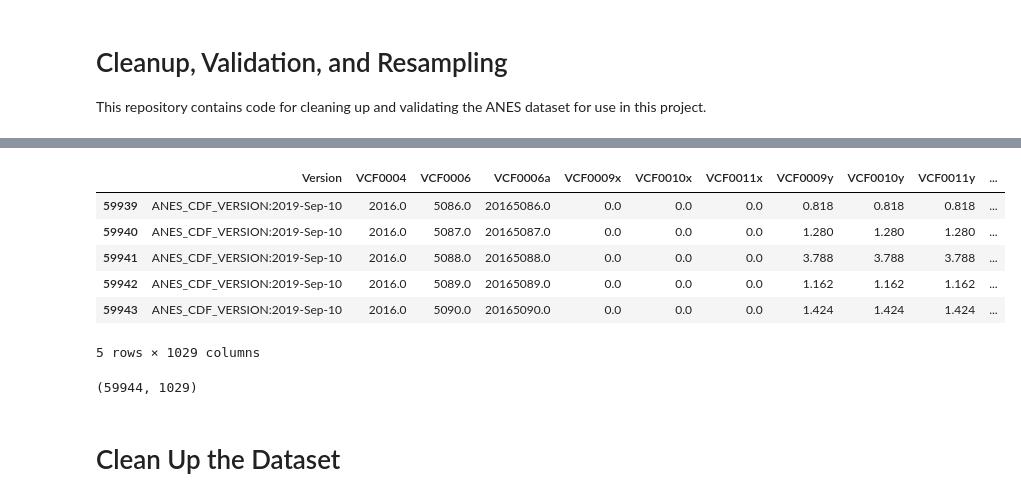
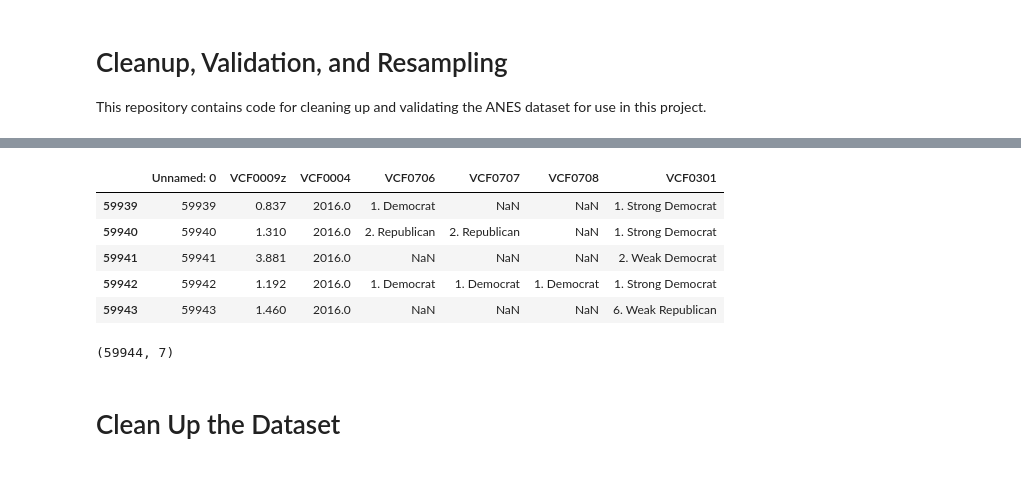
Before and after one commit to anushadatar/split-ticket, a Jupyter notebook: Prepare-Dataset.ipynb, the cells around one changed output, grey strips where cells are left out. Saved outputs shown, nothing was run; the diff lists cells and outputs as text; code cells hidden in the pictures.

```diff
--- a/Prepare-Dataset.ipynb
+++ b/Prepare-Dataset.ipynb
@@ -40,0 +17,3 @@ df
+# %%
+url = 'https://raw.githubusercontent.com/anushadatar/split-ticket/master/data/anes.csv'
+anes = pd.read_csv(url)
@@ -51,17 +45,16 @@ df.head()
 # %%
-df.tail()
+anes.tail()
 # %% [output]
-|  | Version | VCF0004 | VCF0006 | VCF0006a | VCF0009x | VCF0010x | VCF0011x | VCF0009y | VCF0010y | VCF0011y | ... |
-| 59939 | ANES_CDF_VERSION:2019-Sep-10 | 2016.0 | 5086.0 | 20165086.0 | 0.0 | 0.0 | 0.0 | 0.818 | 0.818 | 0.818 | ... |
-| 59940 | ANES_CDF_VERSION:2019-Sep-10 | 2016.0 | 5087.0 | 20165087.0 | 0.0 | 0.0 | 0.0 | 1.280 | 1.280 | 1.280 | ... |
-| 59941 | ANES_CDF_VERSION:2019-Sep-10 | 2016.0 | 5088.0 | 20165088.0 | 0.0 | 0.0 | 0.0 | 3.788 | 3.788 | 3.788 | ... |
-| 59942 | ANES_CDF_VERSION:2019-Sep-10 | 2016.0 | 5089.0 | 20165089.0 | 0.0 | 0.0 | 0.0 | 1.162 | 1.162 | 1.162 | ... |
-| 59943 | ANES_CDF_VERSION:2019-Sep-10 | 2016.0 | 5090.0 | 20165090.0 | 0.0 | 0.0 | 0.0 | 1.424 | 1.424 | 1.424 | ... |
+|  | Unnamed: 0 | VCF0009z | VCF0004 | VCF0706 | VCF0707 | VCF0708 | VCF0301 |
+| 59939 | 59939 | 0.837 | 2016.0 | 1. Democrat | NaN | NaN | 1. Strong Democrat |
+| 59940 | 59940 | 1.310 | 2016.0 | 2. Republican | 2. Republican | NaN | 1. Strong Democrat |
+| 59941 | 59941 | 3.881 | 2016.0 | NaN | NaN | NaN | 2. Weak Democrat |
+| 59942 | 59942 | 1.192 | 2016.0 | 1. Democrat | 1. Democrat | 1. Democrat | 1. Strong Democrat |
+| 59943 | 59943 | 1.460 | 2016.0 | NaN | NaN | NaN | 6. Weak Republican |
-5 rows × 1029 columns
 # %%
-df.shape
+anes.shape
 # %% [output]
-(59944, 1029)
+(59944, 7)
 # %% [markdown]
 # Clean Up the Dataset
 # %% [markdown]
```
Also changed, not shown: parts of 22 cells of this notebook.
